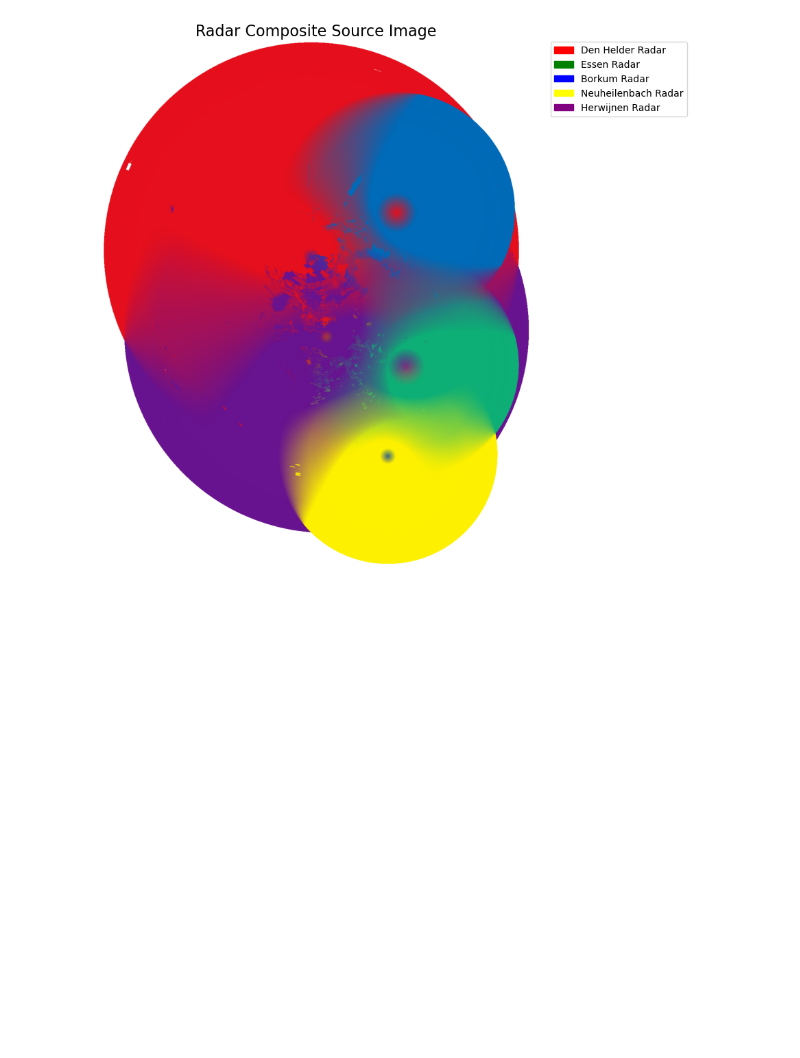
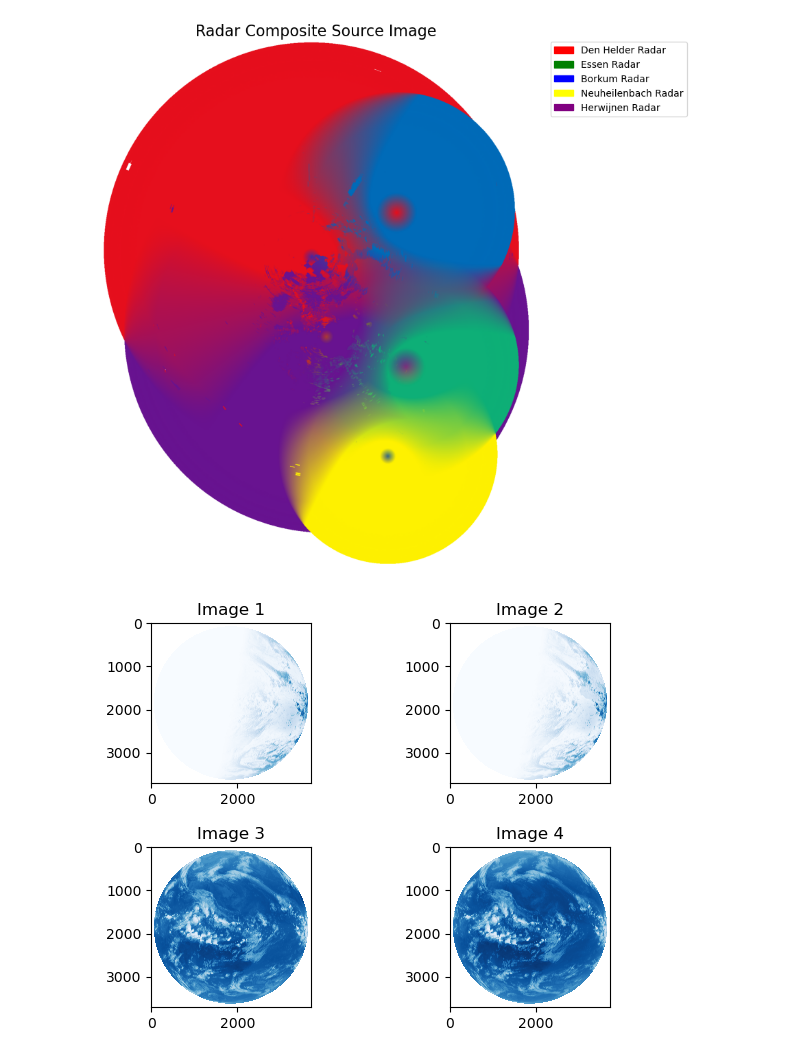
Before and after one commit to masterkram/bsc_thesis, a Jupyter notebook: sandbox/visualize_data.ipynb, the cells around one changed output. Drawn from its saved outputs; the diff is of its cells as text; code cells hidden in the pictures; blank space fills up the shorter version.

```diff
--- a/sandbox/visualize_data.ipynb
+++ b/sandbox/visualize_data.ipynb
@@ -245,3 +270,31 @@ plt.legend(handles=patches, bbox_to_anchor=(1.05, 1), loc=2, borderaxespad=0. )
 plt.show()
 # %% [output]
 [figure]
+# %%
+radar = np.load("../data/preprocessed/radar/radar_nl_202304211800.npy")
+satellite = np.load(
+    "../data/preprocessed/satellite/MSG3-SEVI-MSG15-0100-NA-20230421181241.751000000Z-NA.nat.npy"
+)
+# %%
+# Create a figure with a grid of four images
+fig, axs = plt.subplots(2, 2)
+
+# Plot each image in a separate subplot
+axs[0, 0].imshow(satellite[0], cmap='Blues')
+axs[0, 1].imshow(satellite[1], cmap='Blues')
+axs[1, 0].imshow(satellite[2], cmap='Blues')
+axs[1, 1].imshow(satellite[3], cmap='Blues')
+
+# Add titles to each subplot
+axs[0, 0].set_title('Image 1')
+axs[0, 1].set_title('Image 2')
+axs[1, 0].set_title('Image 3')
+axs[1, 1].set_title('Image 4')
+
+# Adjust the spacing between subplots
+plt.subplots_adjust(left=0.1, right=0.9, bottom=0.1, top=0.9, wspace=0.4, hspace=0.4)
+
+# Show the plot
+plt.show()
+# %% [output]
+[figure, added]
```
Also changed, not shown: parts of 3 cells of this notebook, 10 other files.
